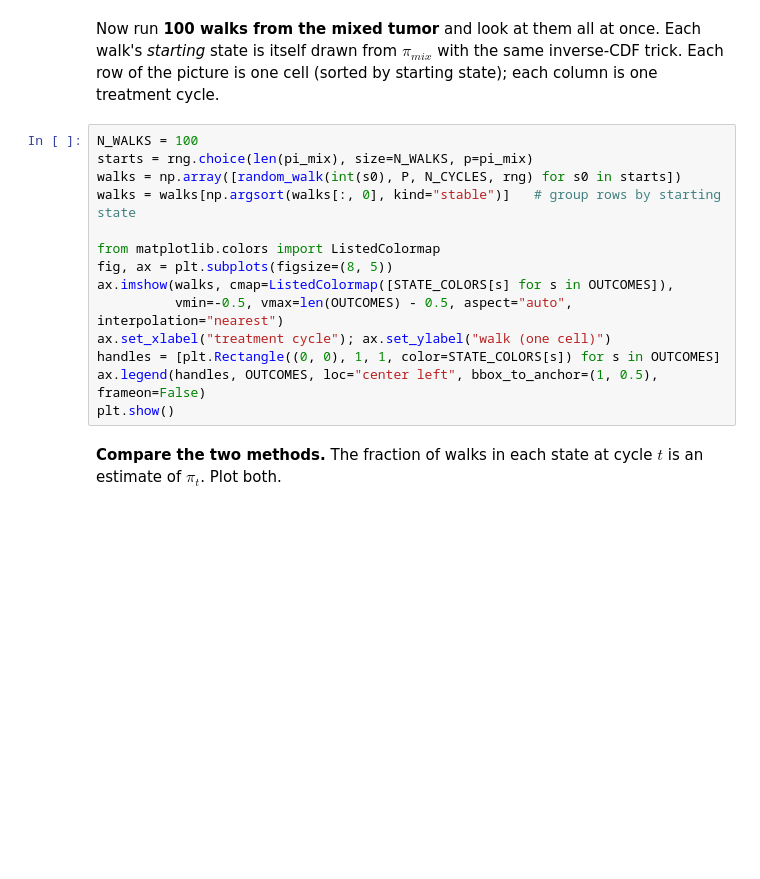
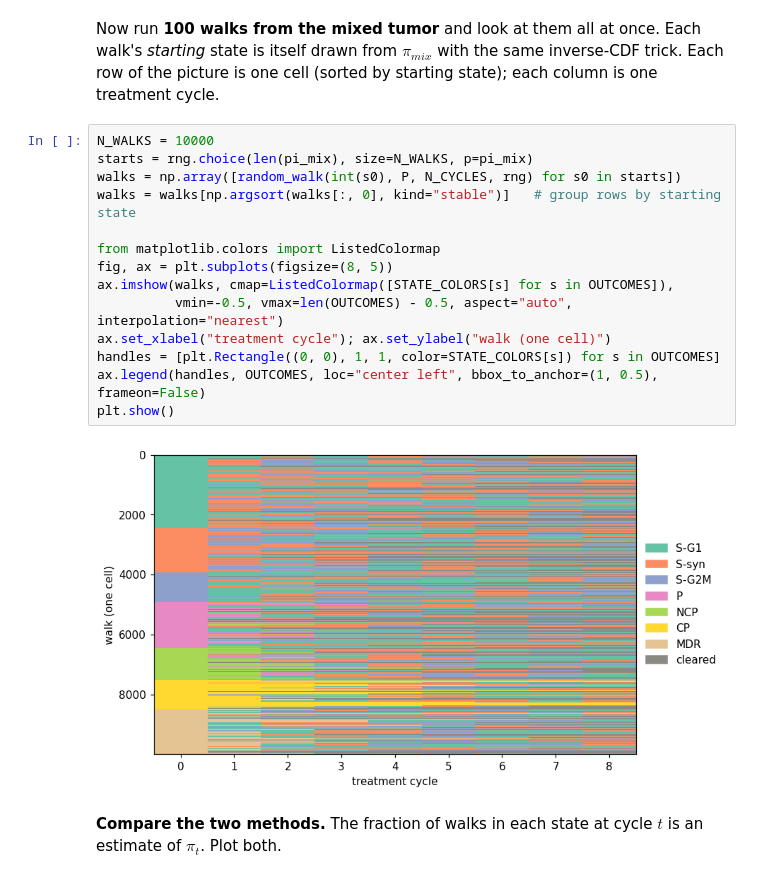
Before and after one commit to sxa6rp/uu_markov, a Jupyter notebook: lab_2/Lab09_markov_chain_cells.ipynb, the cells around one changed output. Saved outputs shown, nothing was run; the diff lists cells and outputs as text; blank space fills up the shorter version.

```diff
--- a/lab_2/Lab09_markov_chain_cells.ipynb
+++ b/lab_2/Lab09_markov_chain_cells.ipynb
@@ -366,19 +547,21 @@ Each walk's *starting* state is itself drawn from $\pi_{mix}$ with the same
 inverse-CDF trick. Each row of the picture is one cell (sorted by starting
 state); each column is one treatment cycle.
 # %%
-N_WALKS = 100
+N_WALKS = 10000
 starts = rng.choice(len(pi_mix), size=N_WALKS, p=pi_mix)
 walks = np.array([random_walk(int(s0), P, N_CYCLES, rng) for s0 in starts])
 walks = walks[np.argsort(walks[:, 0], kind="stable")]   # group rows by starting state
 
 from matplotlib.colors import ListedColormap
 fig, ax = plt.subplots(figsize=(8, 5))
 ax.imshow(walks, cmap=ListedColormap([STATE_COLORS[s] for s in OUTCOMES]),
           vmin=-0.5, vmax=len(OUTCOMES) - 0.5, aspect="auto", interpolation="nearest")
 ax.set_xlabel("treatment cycle"); ax.set_ylabel("walk (one cell)")
 handles = [plt.Rectangle((0, 0), 1, 1, color=STATE_COLORS[s]) for s in OUTCOMES]
 ax.legend(handles, OUTCOMES, loc="center left", bbox_to_anchor=(1, 0.5), frameon=False)
 plt.show()
+# %% [output]
+[figure, added]
 # %% [markdown]
 **Compare the two methods.** The fraction of walks in each state at cycle $t$
 is an estimate of $\pi_t$. Plot both.
```
Also changed, not shown: parts of 32 cells of this notebook.
